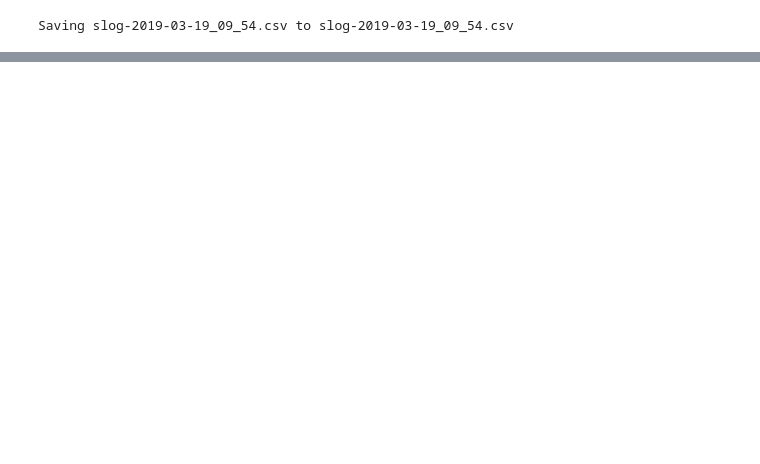
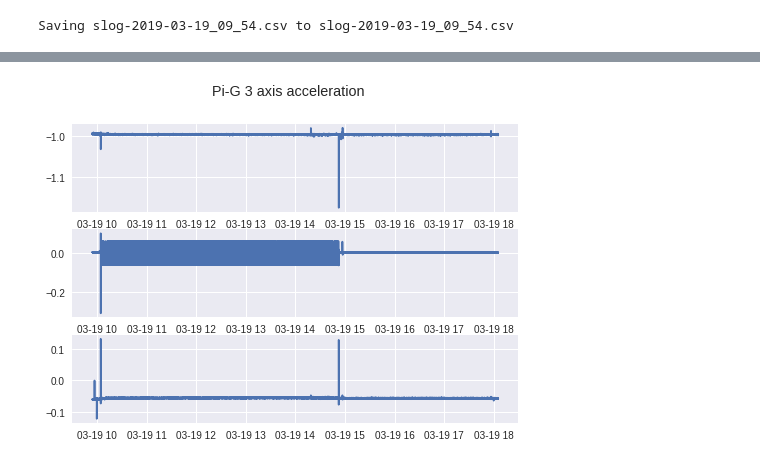
Before and after one commit to 9kitsune/pi-g, a Jupyter notebook: pi_g_analysis.ipynb, the cells around one changed output, grey strips where cells are left out. Cells and saved outputs as stored; diff of their text form; code cells hidden in the pictures; blank space fills up the shorter version.

```diff
--- a/pi_g_analysis.ipynb
+++ b/pi_g_analysis.ipynb
@@ -14,9 +16,19 @@ Saving slog-2019-03-19_09_54.csv to slog-2019-03-19_09_54.csv
 # %%
-#load csv into dataframe
+#load csv into dataframe, Set DateTimeIndex on timestamp, put data into 15sec bins
 import pandas as pd
 import numpy as np
 import io
+
 slog = pd.read_csv(io.BytesIO(uploaded['slog-2019-03-19_09_54.csv']))
 
-slog['Date'] = pd.to_datetime(slog['timestamp']).dt.date
-slog['Time'] = pd.to_datetime(slog['timestamp']).dt.time
+slog = slog.set_index(pd.DatetimeIndex(slog['timestamp']))
+
+slog.resample('15S').mean()
+
+#split the dataframe into xyz array only
+xyz = np.split(slog, [3], axis=1)
+
+xyz[0]
+
+#put xyz back into a dataframe
+df_xyz = pd.DataFrame(xyz[0])
@@ -43,0 +35,27 @@ slog
+# %%
+### use matplotlib to plot 3x plots ###
+
+import matplotlib.pyplot as plt
+from matplotlib import cm
+from matplotlib.ticker import LinearLocator, FormatStrFormatter
+import numpy as np
+
+fig = plt.figure()
+
+X = df_xyz[["accel_x"]]
+Y = df_xyz[["accel_y"]]
+Z = df_xyz[["accel_z"]]
+
+plt.subplot(311)
+plt.plot(X)
+
+plt.subplot(312)
+plt.plot(Y)
+
+plt.subplot(313)
+plt.plot(Z)
+
+plt.suptitle('Pi-G 3 axis acceleration')
+plt.show()
+# %% [output]
+[figure, added]
```
Also changed, not shown: parts of 4 cells of this notebook.
